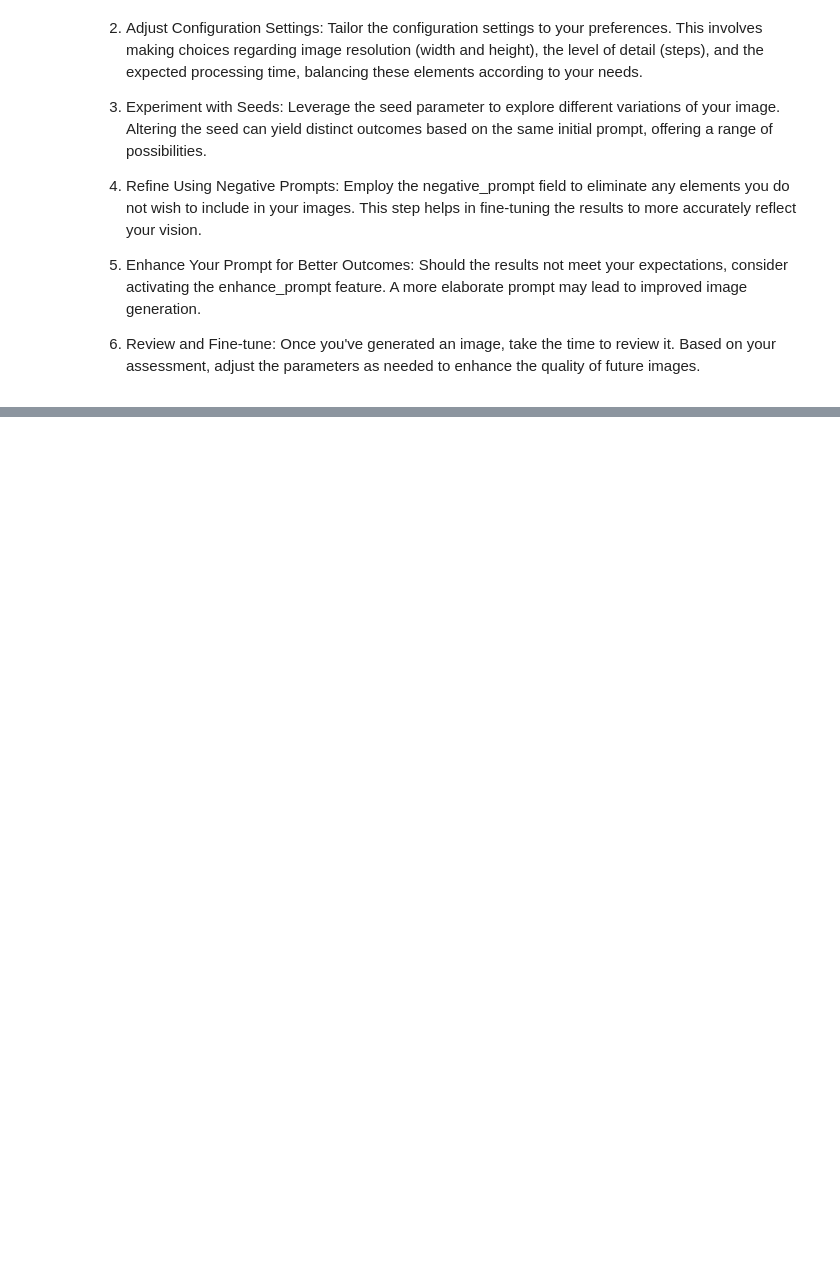
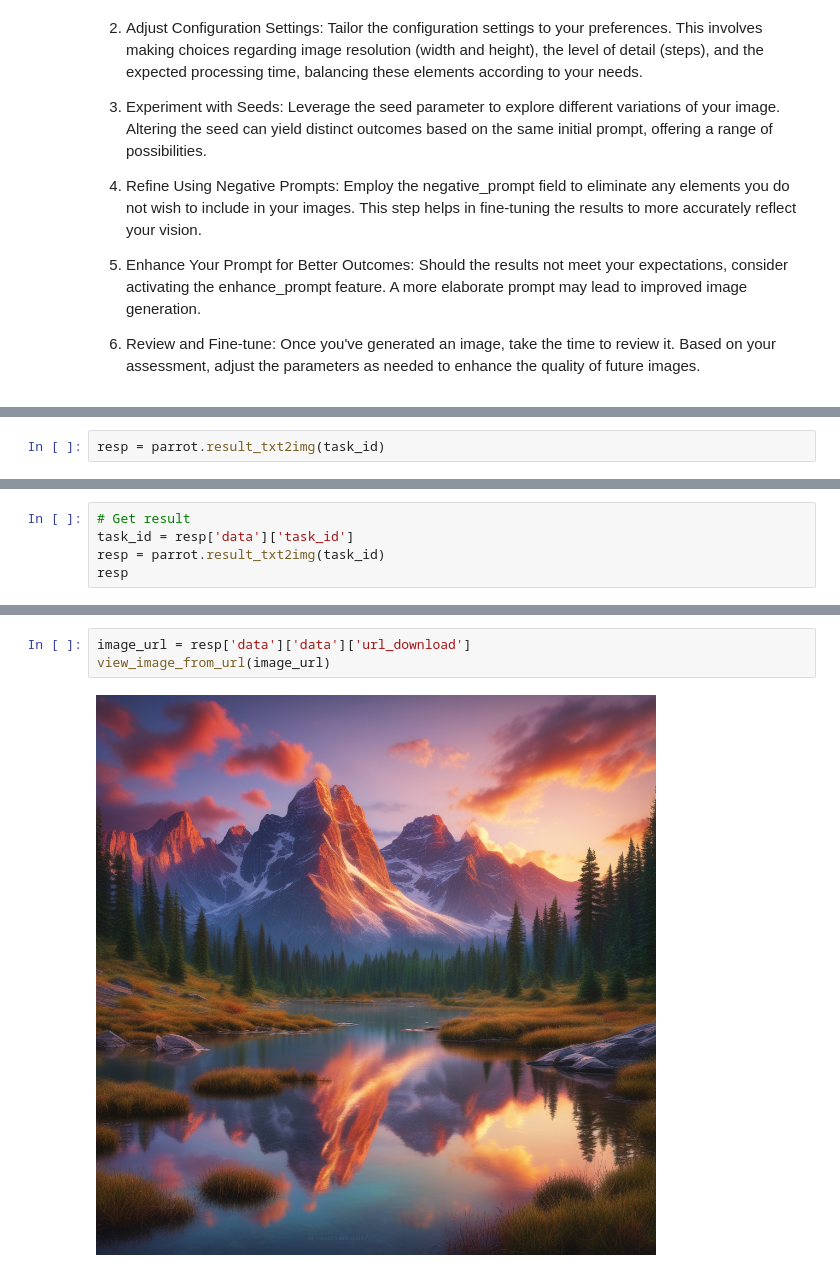
Before and after one commit to minhhung1312/Examples-and-Documents-for-Parrot-Document, a Jupyter notebook: image_generation.ipynb, the cells around one changed output, grey strips where cells are left out. Cells and saved outputs as stored; diff of their text form; blank space fills up the shorter version.

Commit message:
final image_generation

```diff
--- a/image_generation.ipynb
+++ b/image_generation.ipynb
@@ -106,0 +127,2 @@ resp
+# %%
+resp = parrot.result_txt2img(task_id)
@@ -106,0 +131,5 @@ resp
+# %%
+# Get result
+task_id = resp['data']['task_id']
+resp = parrot.result_txt2img(task_id)
+resp
@@ -106,0 +150,5 @@ resp
+# %%
+image_url = resp['data']['data']['url_download']
+view_image_from_url(image_url)
+# %% [output]
+[figure, added]
```
Also changed, not shown: parts of 17 cells of this notebook.
